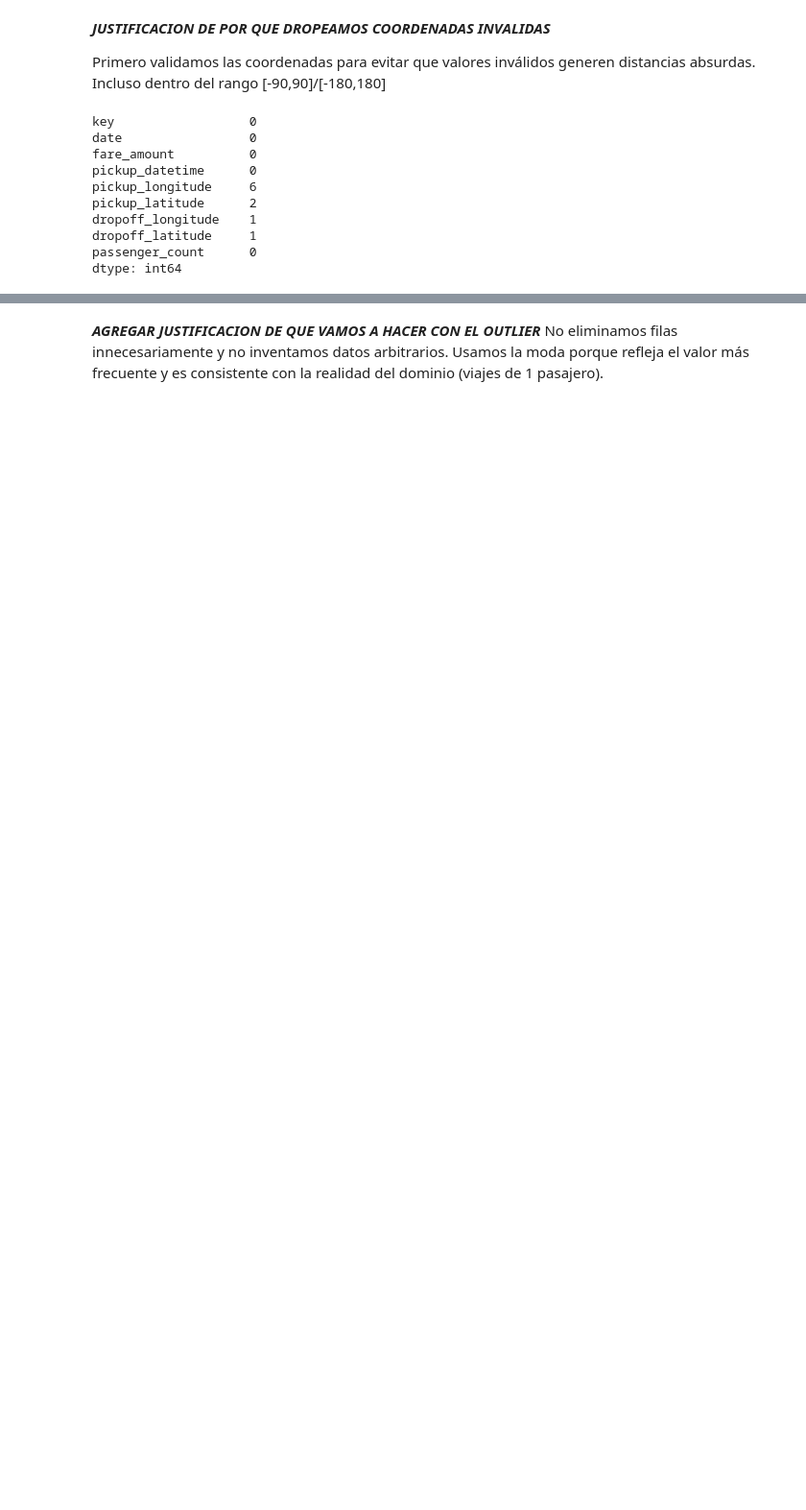
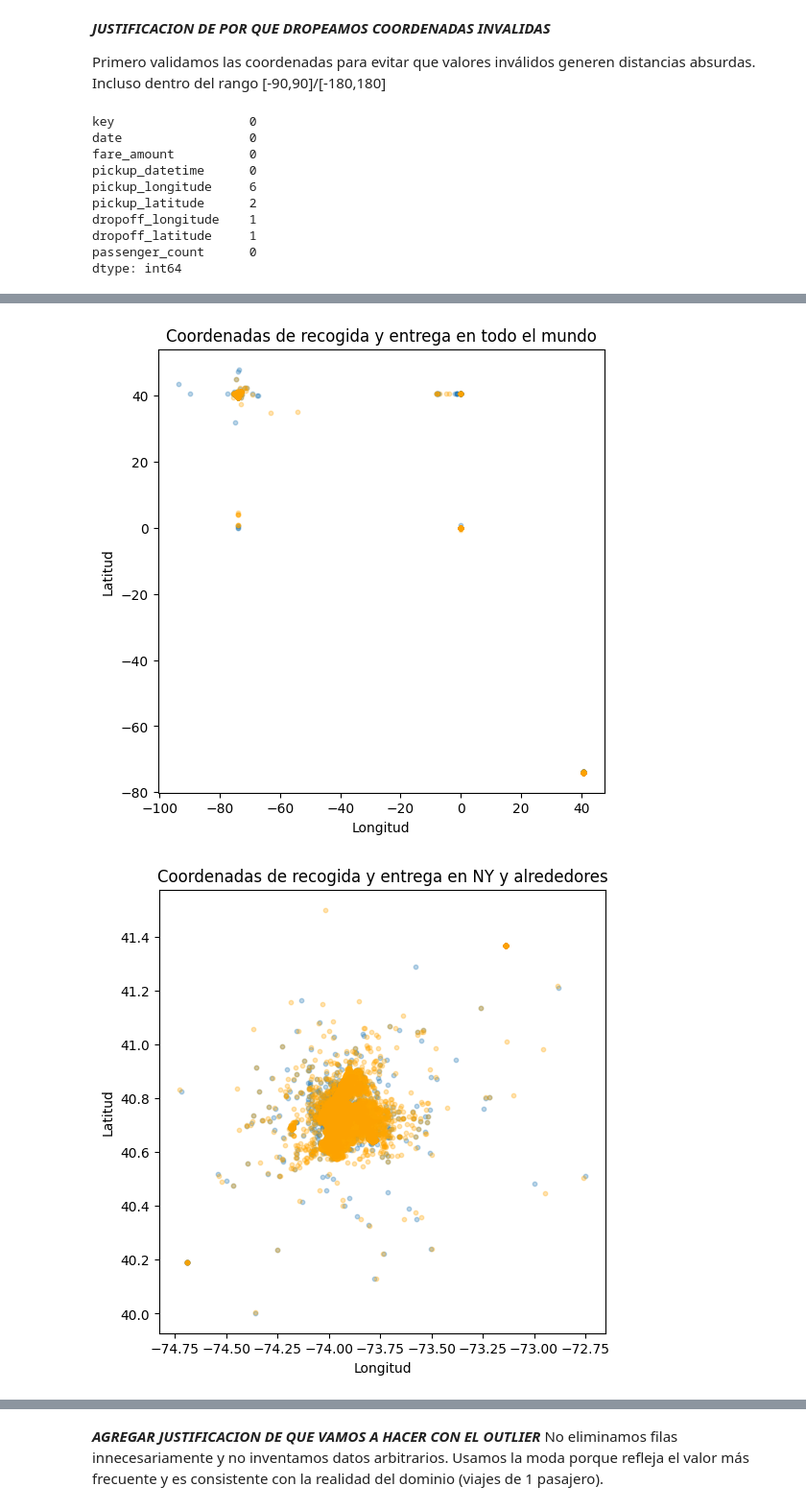
Before and after one commit to Flormezzano/TP-Regresion-AA1-2025C2-Mezzano-P-rez-Tapia, a Jupyter notebook: TP-Regresion-AA1-2025C2-Mezzano-Pérez-Tapia.ipynb, the cells around one changed output, grey strips where cells are left out. Shown: that part at 96% size. Cells and saved outputs as stored; diff of their text form; code cells hidden in the pictures; blank space fills up the shorter version.

```diff
--- a/TP-Regresion-AA1-2025C2-Mezzano-Pérez-Tapia.ipynb
+++ b/TP-Regresion-AA1-2025C2-Mezzano-Pérez-Tapia.ipynb
@@ -155,0 +197,29 @@ dtype: int64
+# %%
+ny_coords = (
+    (df_filtrado["pickup_latitude"].between(40, 42)| df_filtrado["pickup_latitude"].isna())&
+    (df_filtrado["pickup_longitude"].between(-75, -72) | df_filtrado["pickup_longitude"].isna()) &
+    (df_filtrado["dropoff_latitude"].between(40, 42) | df_filtrado["dropoff_latitude"].isna()) &
+    (df_filtrado["dropoff_longitude"].between(-75, -72) | df_filtrado["dropoff_longitude"].isna())
+)
+df_filtrado_ny = df_filtrado[ny_coords].copy()
+plt.figure(figsize=(6,6))
+plt.scatter(df_filtrado["pickup_longitude"], df_filtrado["pickup_latitude"], s=10, alpha=0.3)
+plt.scatter(df_filtrado["dropoff_longitude"], df_filtrado["dropoff_latitude"], s=10, alpha=0.3, color='orange')
+plt.xlabel("Longitud")
+plt.ylabel("Latitud")
+plt.title("Coordenadas de recogida y entrega en todo el mundo")
+plt.show()
+
+plt.figure(figsize=(6,6))
+plt.scatter(df_filtrado_ny["pickup_longitude"], df_filtrado_ny["pickup_latitude"], s=10, alpha=0.3)
+plt.scatter(df_filtrado_ny["dropoff_longitude"], df_filtrado_ny["dropoff_latitude"], s=10, alpha=0.3, color='orange')
+plt.xlabel("Longitud")
+plt.ylabel("Latitud")
+plt.title("Coordenadas de recogida y entrega en NY y alrededores")
+plt.show()
+
+
+df_filtrado_ny.isna().sum()
+# %% [output]
+[figure, added]
+[figure, added]
```
Also changed, not shown: parts of 19 cells of this notebook.
